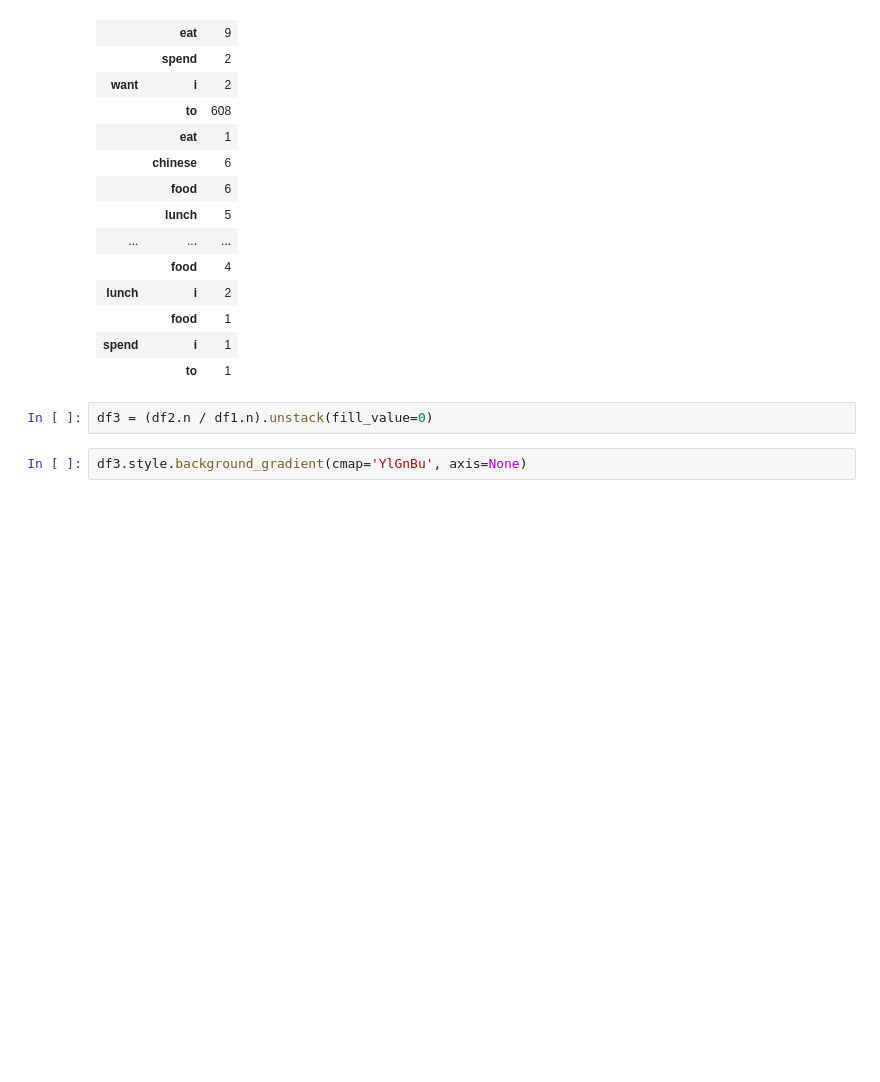
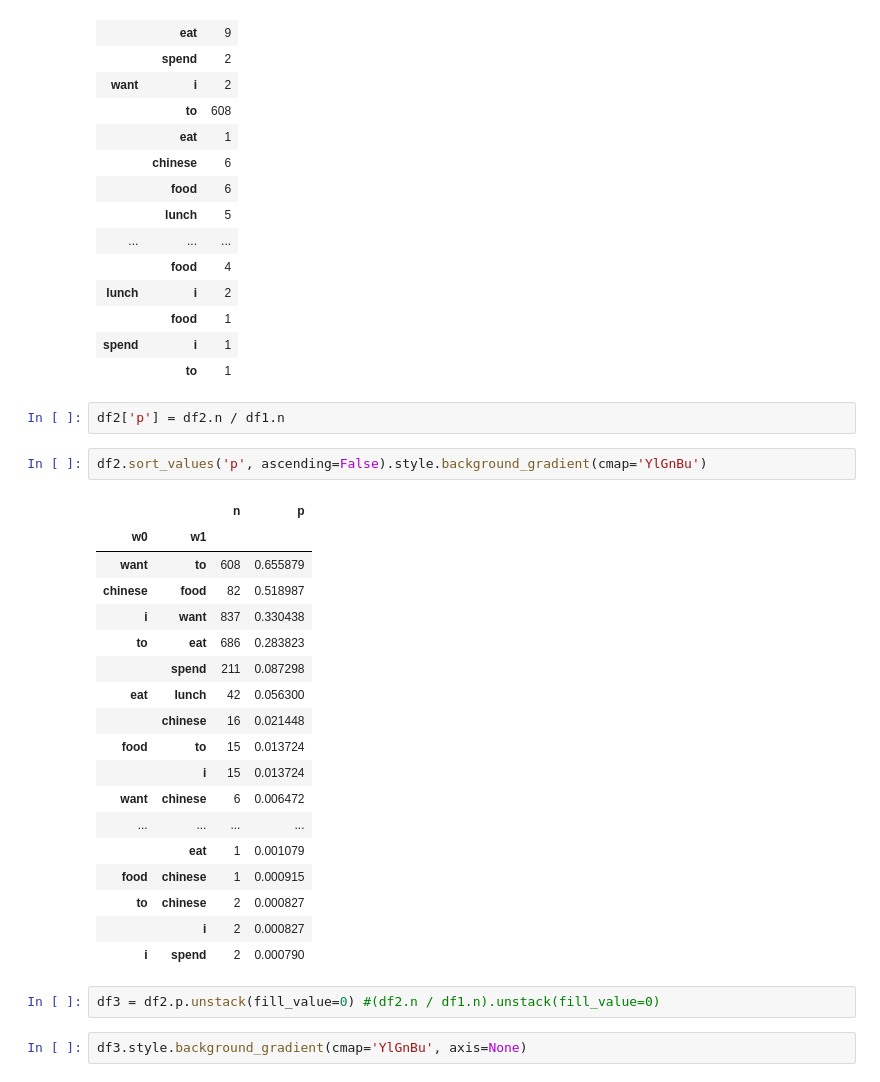
Before and after one commit to ontoligent/DS5001-2023-01-R, a Jupyter notebook: lessons/M03_LanguageModels/M03_02_SimpleLangModel.ipynb, the cells around one changed output. Drawn from its saved outputs; the diff is of its cells as text; blank space fills up the shorter version.

```diff
--- a/lessons/M03_LanguageModels/M03_02_SimpleLangModel.ipynb
+++ b/lessons/M03_LanguageModels/M03_02_SimpleLangModel.ipynb
@@ -100,8 +100,31 @@ df2
 |  | food | 1 |
 | spend | i | 1 |
 |  | to | 1 |
+# %%
+df2['p'] = df2.n / df1.n
+# %%
+df2.sort_values('p', ascending=False).style.background_gradient(cmap='YlGnBu')
+# %% [output]
+|  |  | n | p |
+| w0 | w1 |  |  |
+| want | to | 608 | 0.655879 |
+| chinese | food | 82 | 0.518987 |
+| i | want | 837 | 0.330438 |
+| to | eat | 686 | 0.283823 |
+|  | spend | 211 | 0.087298 |
+| eat | lunch | 42 | 0.056300 |
+|  | chinese | 16 | 0.021448 |
+| food | to | 15 | 0.013724 |
+|  | i | 15 | 0.013724 |
+| want | chinese | 6 | 0.006472 |
+| ... | ... | ... | ... |
+|  | eat | 1 | 0.001079 |
+| food | chinese | 1 | 0.000915 |
+| to | chinese | 2 | 0.000827 |
+|  | i | 2 | 0.000827 |
+| i | spend | 2 | 0.000790 |
 # %%
-df3 = (df2.n / df1.n).unstack(fill_value=0)
+df3 = df2.p.unstack(fill_value=0) #(df2.n / df1.n).unstack(fill_value=0)
 # %%
 df3.style.background_gradient(cmap='YlGnBu', axis=None)
 # %% [output]
```
